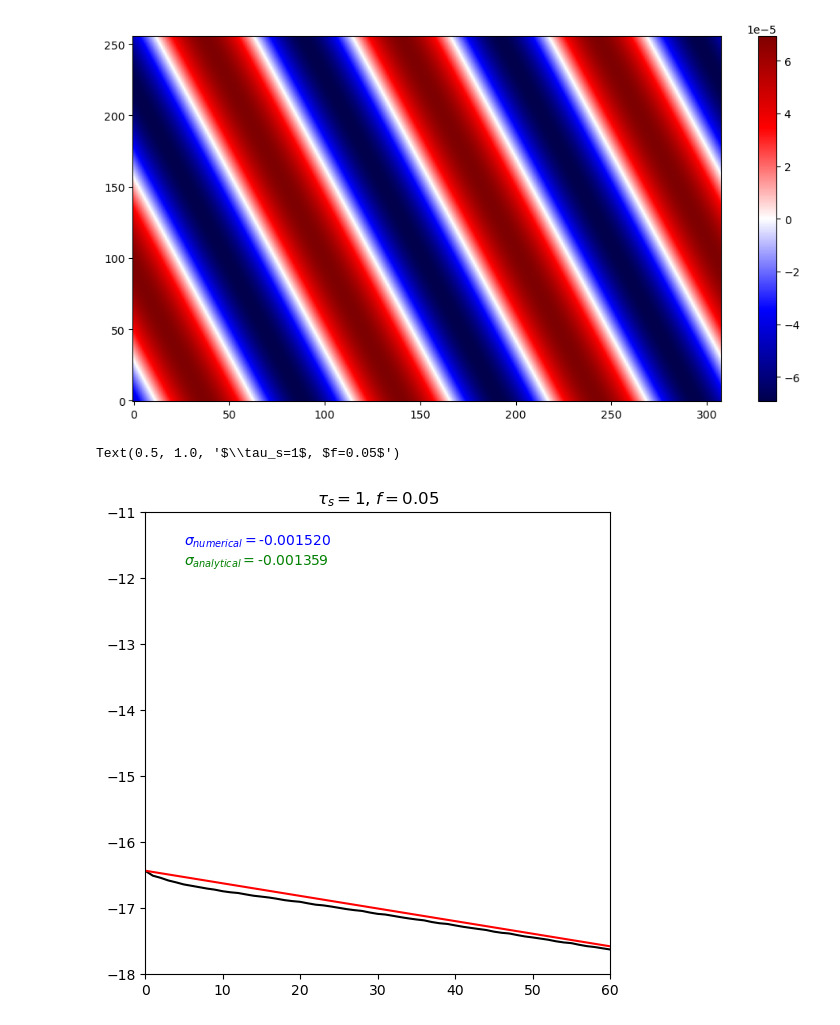
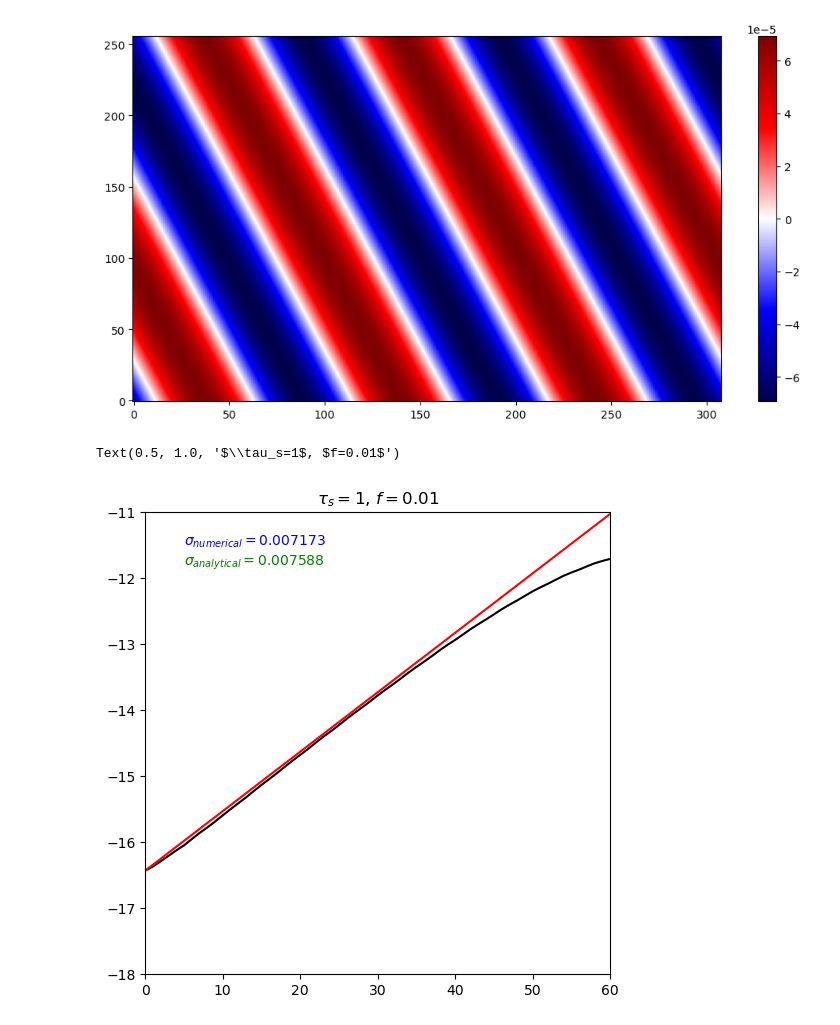
Before and after one commit to Hossam-Aly/local_dusty_warps, a Jupyter notebook: scripts/free_sloshing.ipynb, the cells around one changed output. Drawn from its saved outputs; the diff is of its cells as text; code cells hidden in the pictures.

Commit message:
plotting results

```diff
--- a/scripts/free_sloshing.ipynb
+++ b/scripts/free_sloshing.ipynb
@@ -130,35 +130,35 @@ fig.colorbar(im)
 # %%
 # calculate numerical and analytical growth rates
 
 plt.rcParams["figure.figsize"] = (6,6)
 fig, axs = plt.subplots(1,1)
 
-#directory = "/Users/haly/science/projects/local_dusty_warp_git/setups/free_sloshing/tests/test_dust/run"
+directory = "/Users/haly/science/projects/local_dusty_warp_git/setups/free_sloshing/tests/test_dust/run"
 #directory = "/Users/haly/science/projects/local_dusty_warp_git/setups/free_sloshing/gas/run_256"
 #directory = "/Users/haly/science/projects/local_dusty_warp_git/setups/free_sloshing/st_1_f_0.01/run"
 #directory = "/Users/haly/science/projects/local_dusty_warp_git/setups/free_sloshing/st_1_f_0.05/run"
-directory = "/Users/haly/science/projects/local_dusty_warp_git/setups/free_sloshing/st_1_f_0.05/run"
+#directory = "/Users/haly/science/projects/local_dusty_warp_git/setups/free_sloshing/st_1_f_0.04/run"
 
 Nx = 308
 Nz= 256
-f = 0.05
+f = 0.01
 
 time= linspace(0,60,num=61)
 KE = zeros_like(time)
 for i in range(0,len(KE)):
     KE[i]=calculate_KE(directory,i,Nx,Nz)
 KE_for_fit = KE[0:31]
 time_for_fit = time[0:31]
 
 
 slope, intercept, r, p, se = sp.stats.linregress(time_for_fit, log(KE_for_fit))
 axs.plot(time, log(KE),color='black')
 axs.axline((time[0],log(KE[0])),slope=slope,color='red')
 axs.set_xlim(0,60)
 axs.set_ylim(-18,-11)
 axs.text(5,-11.5,r'$\sigma_{numerical}=$'+"{:06f}".format(slope/2./pi/2.), color="blue")
 axs.text(5,-11.8,r'$\sigma_{analytical}=$'+"{:06f}".format(calculate_growth_rate(kx=15.6,n=1,w=-0.373,psi=0.01,ts=1,f=f)), color="green")
 axs.set_title(fr'$\tau_s=1$, $f={f}$')
 # %% [output]
-Text(0.5, 1.0, '$\\tau_s=1$, $f=0.05$')
+Text(0.5, 1.0, '$\\tau_s=1$, $f=0.01$')
-[figure, old version]
+[figure, new version]
```
